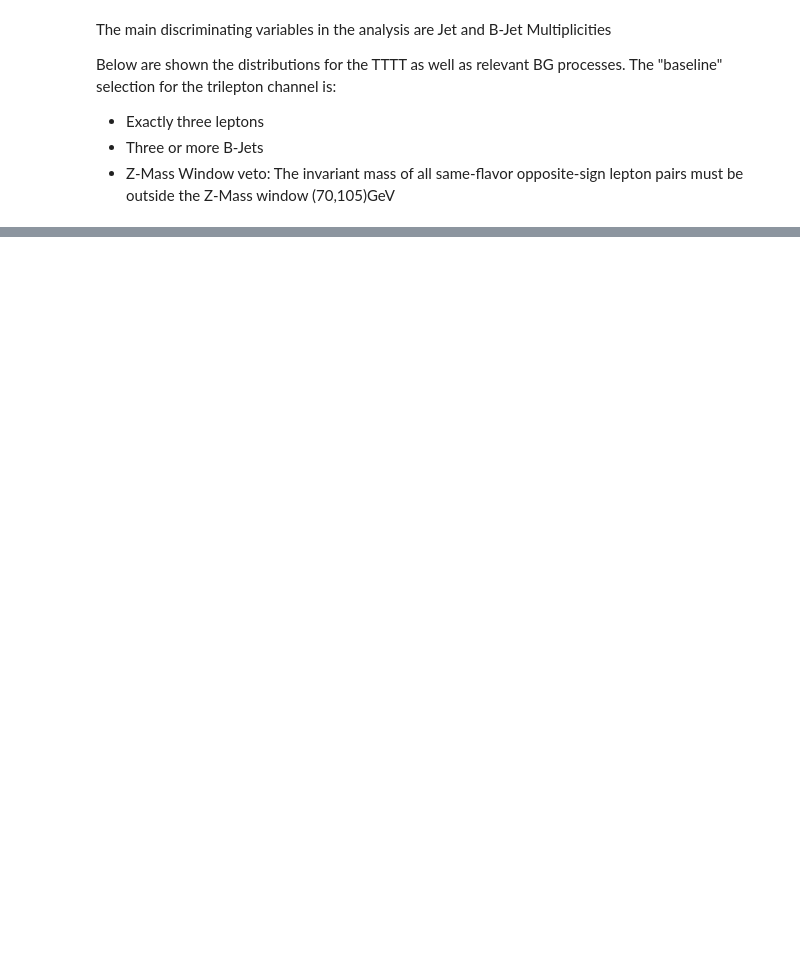
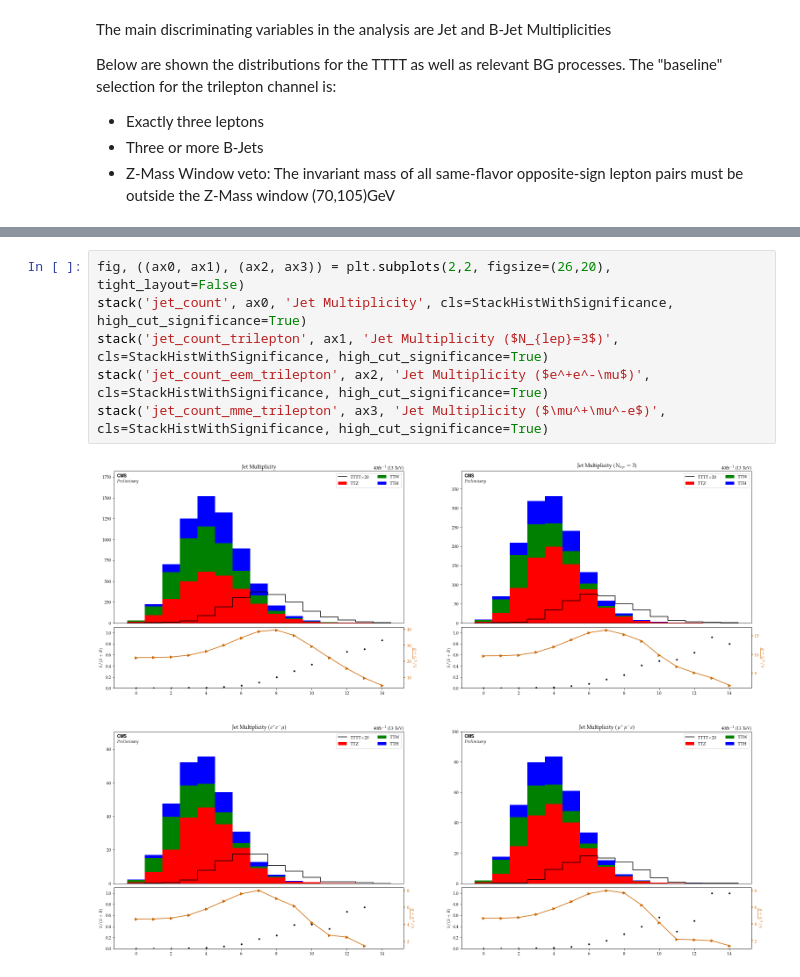
Before and after one commit to cfangmeier/TTTT, a Jupyter notebook: python/Plotter Testing.ipynb, the cells around one changed output, grey strips where cells are left out. Cells and saved outputs as stored; diff of their text form; blank space fills up the shorter version.

```diff
--- a/python/Plotter Testing.ipynb
+++ b/python/Plotter Testing.ipynb
@@ -106,0 +59,8 @@ print(rs_TTH.SR6j_count)
+# %%
+fig, ((ax0, ax1), (ax2, ax3)) = plt.subplots(2,2, figsize=(26,20), tight_layout=False)
+stack('jet_count', ax0, 'Jet Multiplicity', cls=StackHistWithSignificance, high_cut_significance=True)
+stack('jet_count_trilepton', ax1, 'Jet Multiplicity ($N_{lep}=3$)', cls=StackHistWithSignificance, high_cut_significance=True)
+stack('jet_count_eem_trilepton', ax2, 'Jet Multiplicity ($e^+e^-\mu$)', cls=StackHistWithSignificance, high_cut_significance=True)
+stack('jet_count_mme_trilepton', ax3, 'Jet Multiplicity ($\mu^+\mu^-e$)', cls=StackHistWithSignificance, high_cut_significance=True)
+# %% [output]
+[figure, added]
```
Also changed, not shown: parts of 12 cells of this notebook, 10 other files.
